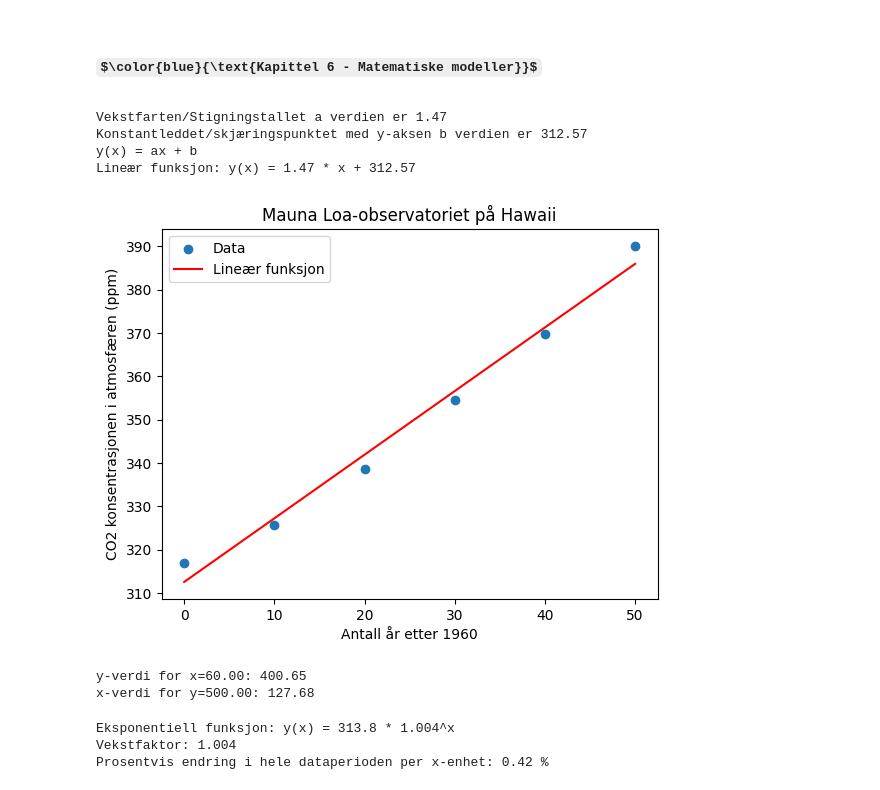
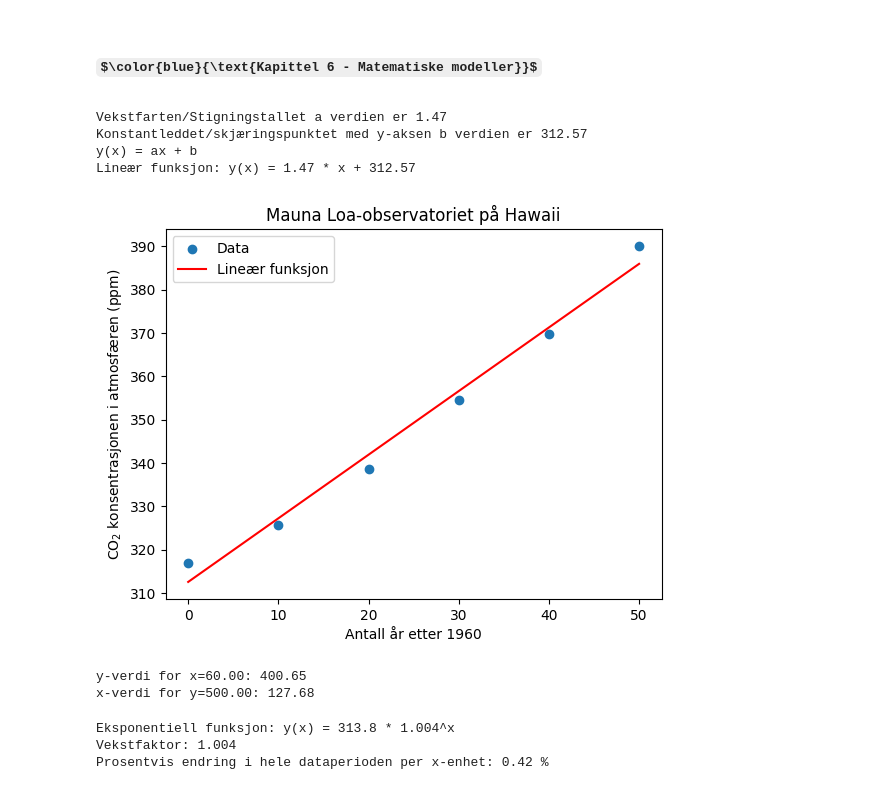
Before and after one commit to hanska91/Matematikk-2P-Y, a Jupyter notebook: Matematikkboka 2P-Y + Litt annet.ipynb, the cells around one changed output. Cells and saved outputs as stored; diff of their text form; code cells hidden in the pictures; some formulas as TeX source.

```diff
--- a/Matematikkboka 2P-Y + Litt annet.ipynb
+++ b/Matematikkboka 2P-Y + Litt annet.ipynb
@@ -2570,35 +2570,35 @@ def linear_func(x, a, b):
 
 # Skriv ut lineær funksjon
 print ("y(x) = ax + b")
 print("Lineær funksjon: y(x) = {:.2f} * x + {:.2f}".format(a, b))                       # Bytt tall for antall desimaler :)
 
 # Plot datasettet og lineær funksjon
 plt.scatter(x, y, label='Data')
 plt.plot(x, linear_func(x, a, b), label='Lineær funksjon',color ="r")
 plt.xlabel('Antall år etter 1960')                                                     # Navn på x-aksen
-plt.ylabel('CO2 konsentrasjonen i atmosfæren (ppm)')                                   # Navn på y-aksen
+plt.ylabel('CO$_2$ konsentrasjonen i atmosfæren (ppm)')                                   # Navn på y-aksen
 plt.legend()
 
 # legg til en overskrift
 plt.title("Mauna Loa-observatoriet på Hawaii")                                         # Navn på overskrift
 
 plt.show()
 
 # Finn y-verdien når x = ...
 x_val = 60
 y_val = b + (a*x_val)
 print(f"y-verdi for x={x_val:.2f}: {y_val:.2f}")
 
 # Finn x-verdien når y = …
 y_val = 500
 x_val = (y_val - b)/a
 print(f"x-verdi for y={y_val:.2f}: {x_val:.2f}")
 # %% [output]
 Vekstfarten/Stigningstallet a verdien er 1.47
 Konstantleddet/skjæringspunktet med y-aksen b verdien er 312.57
 y(x) = ax + b
 Lineær funksjon: y(x) = 1.47 * x + 312.57
-[figure, old version]
+[figure, new version]
 y-verdi for x=60.00: 400.65
 x-verdi for y=500.00: 127.68
 # %%
```
Also changed, not shown: parts of 1 cell of this notebook.
